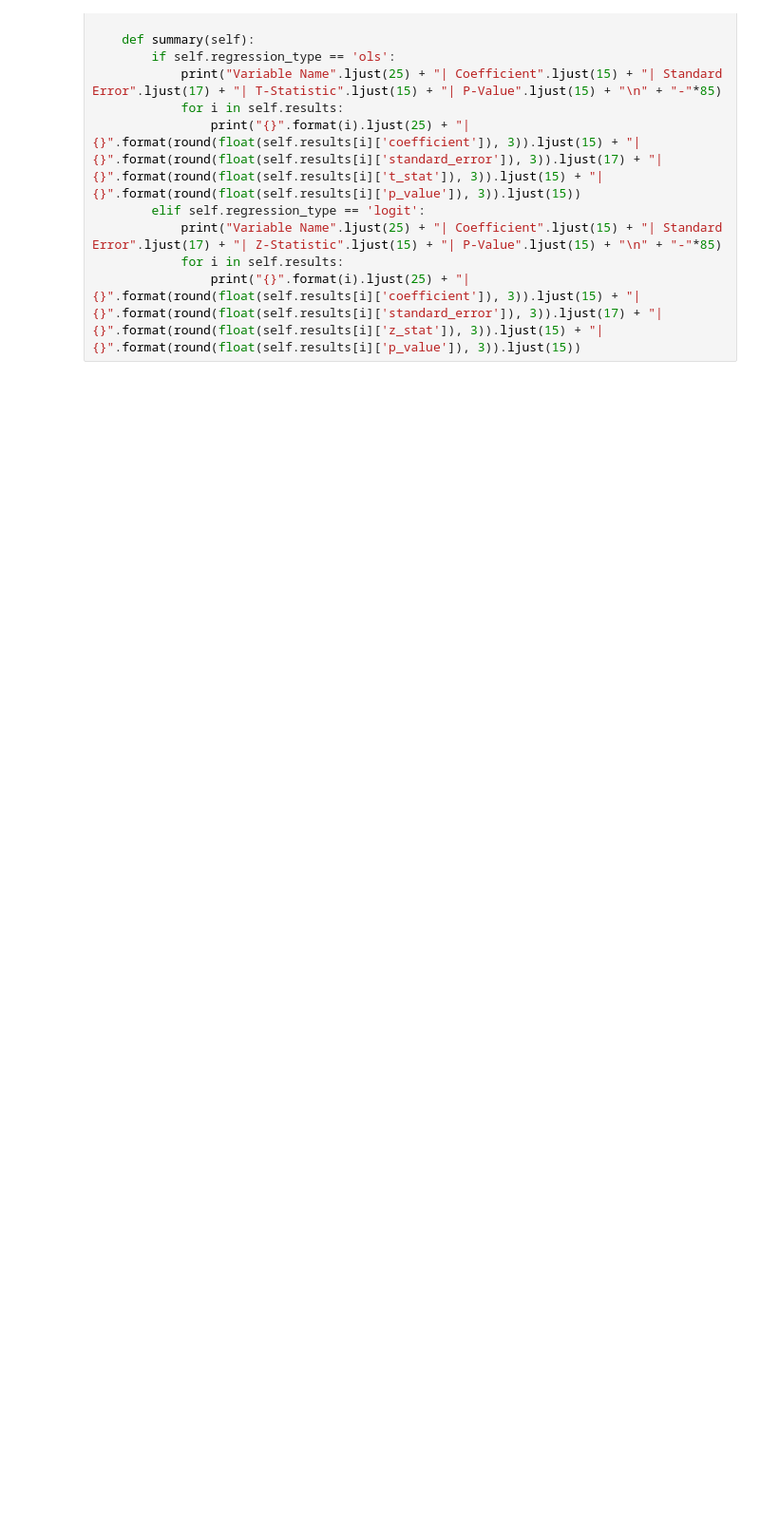
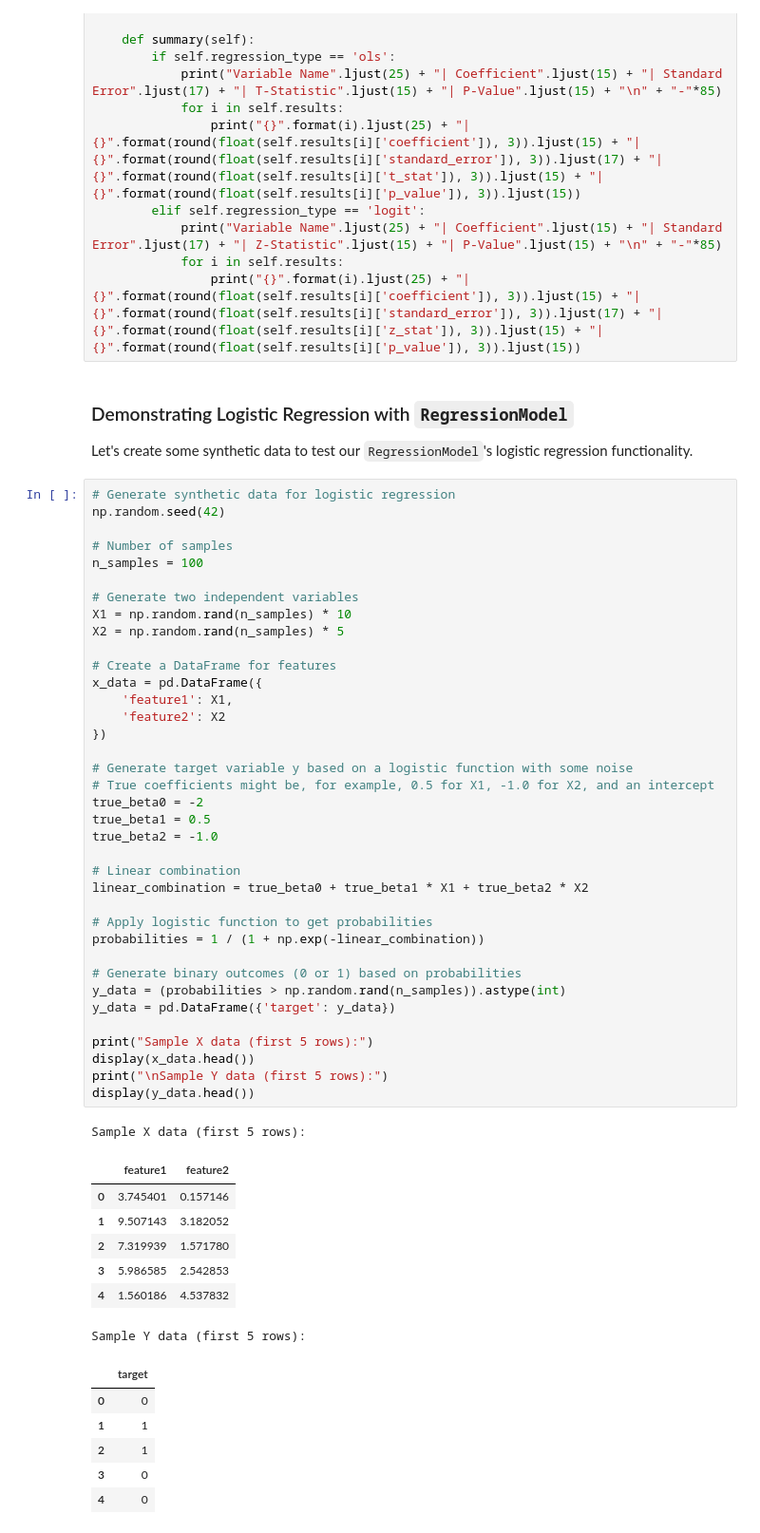
Before and after one commit to ouwayokeza2/econ8320-assignment-10, a Jupyter notebook: Lesson.ipynb, the cells around one changed output. Shown at 95% size. Saved outputs shown, nothing was run; the diff lists cells and outputs as text; blank space fills up the shorter version.

```diff
--- a/Lesson.ipynb
+++ b/Lesson.ipynb
@@ -279,3 +279,59 @@ class RegressionModel(object):
             print("Variable Name".ljust(25) + "| Coefficient".ljust(15) + "| Standard Error".ljust(17) + "| Z-Statistic".ljust(15) + "| P-Value".ljust(15) + "\n" + "-"*85)
             for i in self.results:
                 print("{}".format(i).ljust(25) + "| {}".format(round(float(self.results[i]['coefficient']), 3)).ljust(15) + "| {}".format(round(float(self.results[i]['standard_error']), 3)).ljust(17) + "| {}".format(round(float(self.results[i]['z_stat']), 3)).ljust(15) + "| {}".format(round(float(self.results[i]['p_value']), 3)).ljust(15))
+# %% [markdown]
+### Demonstrating Logistic Regression with `RegressionModel`
+
+Let's create some synthetic data to test our `RegressionModel`'s logistic regression functionality.
+# %%
+# Generate synthetic data for logistic regression
+np.random.seed(42)
+
+# Number of samples
+n_samples = 100
+
+# Generate two independent variables
+X1 = np.random.rand(n_samples) * 10
+X2 = np.random.rand(n_samples) * 5
+
+# Create a DataFrame for features
+x_data = pd.DataFrame({
+    'feature1': X1,
+    'feature2': X2
+})
+
+# Generate target variable y based on a logistic function with some noise
+# True coefficients might be, for example, 0.5 for X1, -1.0 for X2, and an intercept
+true_beta0 = -2
+true_beta1 = 0.5
+true_beta2 = -1.0
+
+# Linear combination
+linear_combination = true_beta0 + true_beta1 * X1 + true_beta2 * X2
+
+# Apply logistic function to get probabilities
+probabilities = 1 / (1 + np.exp(-linear_combination))
+
+# Generate binary outcomes (0 or 1) based on probabilities
+y_data = (probabilities > np.random.rand(n_samples)).astype(int)
+y_data = pd.DataFrame({'target': y_data})
+
+print("Sample X data (first 5 rows):")
+display(x_data.head())
+print("\nSample Y data (first 5 rows):")
+display(y_data.head())
+# %% [output]
+Sample X data (first 5 rows):
+|  | feature1 | feature2 |
+| 0 | 3.745401 | 0.157146 |
+| 1 | 9.507143 | 3.182052 |
+| 2 | 7.319939 | 1.571780 |
+| 3 | 5.986585 | 2.542853 |
+| 4 | 1.560186 | 4.537832 |
+Sample Y data (first 5 rows):
+|  | target |
+| 0 | 0 |
+| 1 | 1 |
+| 2 | 1 |
+| 3 | 0 |
+| 4 | 0 |
```
Also changed, not shown: parts of 2 cells of this notebook.
